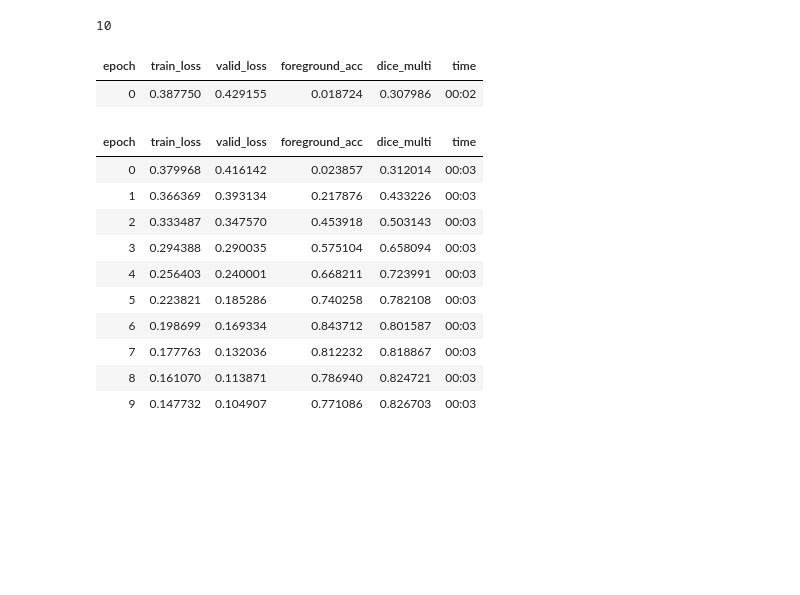
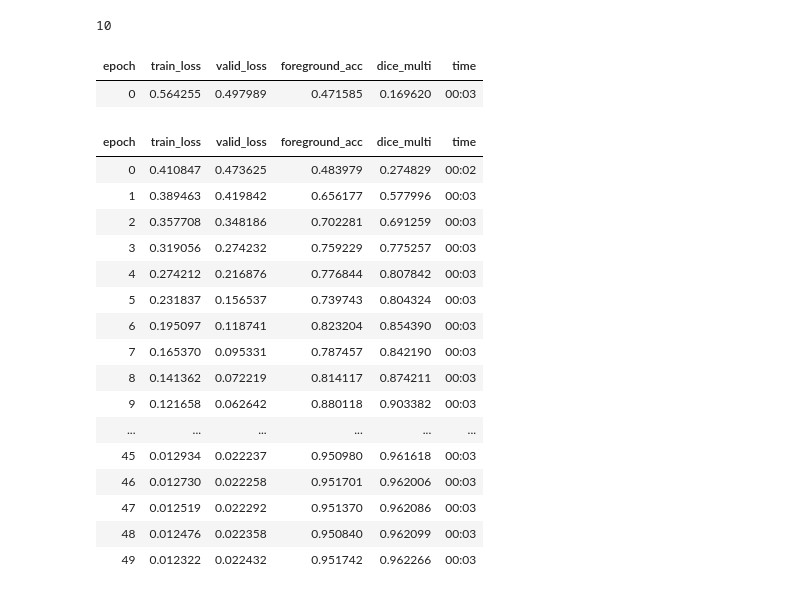
Before and after one commit to bilalcodehub/fetalai, a Jupyter notebook: 01_baseline_model.ipynb, the cells around one changed output. Drawn from its saved outputs; the diff is of its cells as text; code cells hidden in the pictures; blank space fills up the shorter version.

```diff
--- a/01_baseline_model.ipynb
+++ b/01_baseline_model.ipynb
@@ -40,8 +40,7 @@ np.unique(msk)
 # %% [output]
 array([0, 1, 2], dtype=uint8)
 # %%
-cervcal_codes=['Background','AnteriorLip', 'PosteriorLip']
+cervical_classes =('background','anterior', 'posterior')
 # %%
-cervcal_datablocks = (ImageBlock, MaskBlock(codes=cervcal_codes))
+cervcal_datablocks = (ImageBlock, MaskBlock(codes=cervical_classes))
+def get_y(x): return(str(x).replace('images', 'labels'))
-# %%
-def get_y(x): return Path(str(x).replace('images','labels'))
@@ -60,0 +47,8 @@ dls.show_batch()
+# %%
+datablock = DataBlock(
+    blocks= cervcal_datablocks,
+    get_items=get_image_files,
+    get_y = get_y,
+    batch_tfms=[*aug_transforms(), Normalize.from_stats(*imagenet_stats)])
+dls = datablock.dataloaders(dataroot_dir/'images', bs=4)
+dls.show_batch()
@@ -107,21 +98,27 @@ def criterion(y_pred, y_true):
 # %%
 learn = Learner(dls, model, loss_func=FocalLossFlat(axis=1), metrics=[foreground_acc, DiceMulti(axis=1)],opt_func=ranger).to_fp16()
 # %%
-learn.fine_tune(10)  # Fine-tune for 10 epochs (adjust as needed)
+learn.fine_tune(50)  # Fine-tune for 10 epochs (adjust as needed)
 # %% [output]
 | epoch | train_loss | valid_loss | foreground_acc | dice_multi | time |
-| 0 | 0.387750 | 0.429155 | 0.018724 | 0.307986 | 00:02 |
+| 0 | 0.564255 | 0.497989 | 0.471585 | 0.169620 | 00:03 |
 | epoch | train_loss | valid_loss | foreground_acc | dice_multi | time |
-| 0 | 0.379968 | 0.416142 | 0.023857 | 0.312014 | 00:03 |
-| 1 | 0.366369 | 0.393134 | 0.217876 | 0.433226 | 00:03 |
-| 2 | 0.333487 | 0.347570 | 0.453918 | 0.503143 | 00:03 |
-| 3 | 0.294388 | 0.290035 | 0.575104 | 0.658094 | 00:03 |
-| 4 | 0.256403 | 0.240001 | 0.668211 | 0.723991 | 00:03 |
-| 5 | 0.223821 | 0.185286 | 0.740258 | 0.782108 | 00:03 |
-| 6 | 0.198699 | 0.169334 | 0.843712 | 0.801587 | 00:03 |
-| 7 | 0.177763 | 0.132036 | 0.812232 | 0.818867 | 00:03 |
-| 8 | 0.161070 | 0.113871 | 0.786940 | 0.824721 | 00:03 |
-| 9 | 0.147732 | 0.104907 | 0.771086 | 0.826703 | 00:03 |
+| 0 | 0.410847 | 0.473625 | 0.483979 | 0.274829 | 00:02 |
+| 1 | 0.389463 | 0.419842 | 0.656177 | 0.577996 | 00:03 |
+| 2 | 0.357708 | 0.348186 | 0.702281 | 0.691259 | 00:03 |
+| 3 | 0.319056 | 0.274232 | 0.759229 | 0.775257 | 00:03 |
+| 4 | 0.274212 | 0.216876 | 0.776844 | 0.807842 | 00:03 |
+| 5 | 0.231837 | 0.156537 | 0.739743 | 0.804324 | 00:03 |
+| 6 | 0.195097 | 0.118741 | 0.823204 | 0.854390 | 00:03 |
+| 7 | 0.165370 | 0.095331 | 0.787457 | 0.842190 | 00:03 |
+| 8 | 0.141362 | 0.072219 | 0.814117 | 0.874211 | 00:03 |
+| 9 | 0.121658 | 0.062642 | 0.880118 | 0.903382 | 00:03 |
+| ... | ... | ... | ... | ... | ... |
+| 45 | 0.012934 | 0.022237 | 0.950980 | 0.961618 | 00:03 |
+| 46 | 0.012730 | 0.022258 | 0.951701 | 0.962006 | 00:03 |
+| 47 | 0.012519 | 0.022292 | 0.951370 | 0.962086 | 00:03 |
+| 48 | 0.012476 | 0.022358 | 0.950840 | 0.962099 | 00:03 |
+| 49 | 0.012322 | 0.022432 | 0.951742 | 0.962266 | 00:03 |
 # %%
 learn.show_results(vmin=0, vmax=2, cmap='tab20')
 # %% [output]
```
Also changed, not shown: parts of 5 cells of this notebook, 1 other file.
